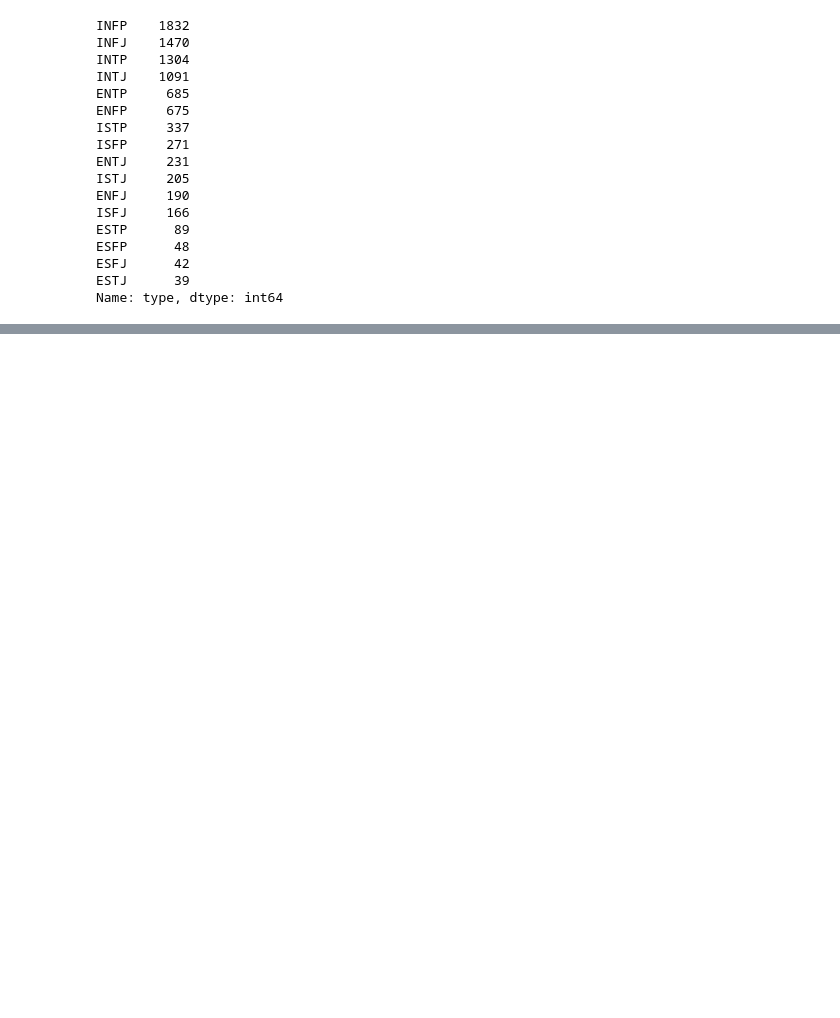
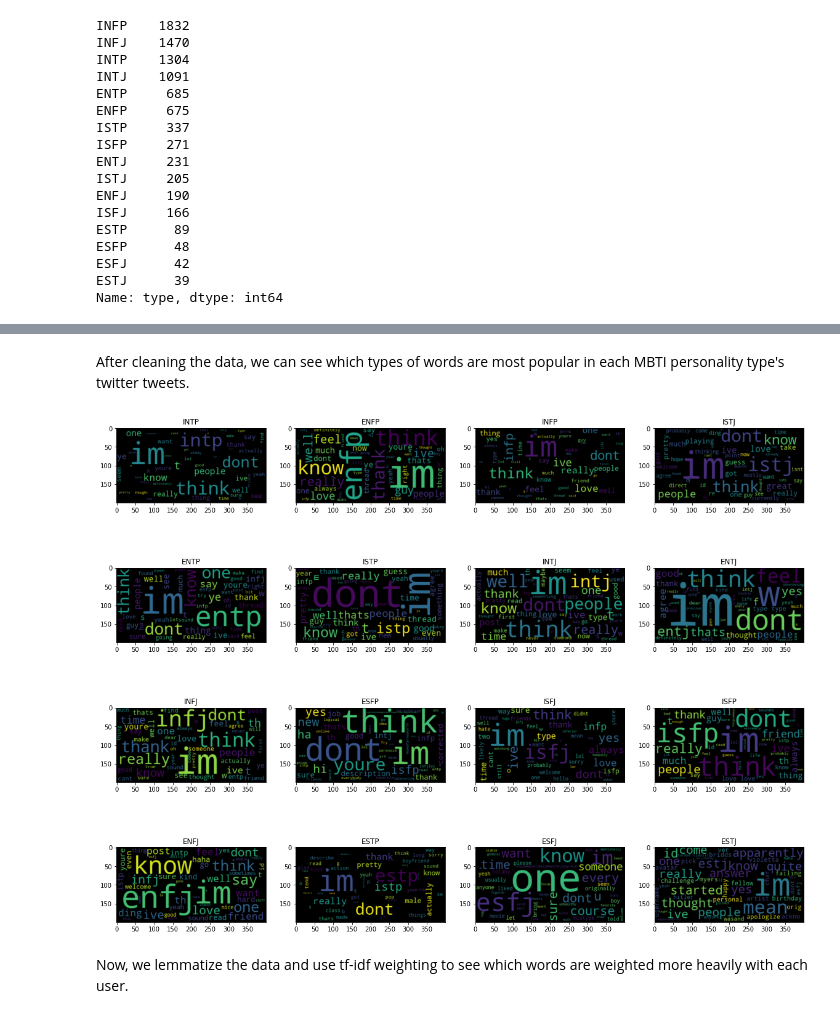
Before and after one commit to jmcmai/cs229-Final-Project, a Jupyter notebook: preprocessing.ipynb, the cells around one changed output, grey strips where cells are left out. Drawn from its saved outputs; the diff is of its cells as text; code cells hidden in the pictures; blank space fills up the shorter version.

Commit message:
preprocessed and added cleaned/processed training and test data

```diff
--- a/preprocessing.ipynb
+++ b/preprocessing.ipynb
@@ -46,0 +68,5 @@ INFJ
+# %%
+from sklearn.model_selection import train_test_split
+
+# split the data into training and test data: 80:20
+train_data, test_data = train_test_split(data, test_size=.2)
@@ -46,0 +97,29 @@ INFJ
+# %%
+# clean training and test data
+train_data['cleaned_data'] = clean_data(train_data)
+test_data['cleaned_data'] = clean_data(test_data)
+# %% [markdown]
+After cleaning the data, we can see which types of words are most popular in each MBTI personality type's twitter tweets.
+# %%
+import matplotlib.pyplot as plt
+import wordcloud
+from wordcloud import WordCloud
+
+def wordclouds(df):
+    fig, ax = plt.subplots(len(df['type'].unique()), sharex=True, figsize=(20,len(df['type'].unique())))
+    num = 0
+    for type in df['type'].unique():
+        df_4 = df[df['type'] == type]
+        wordcloud = WordCloud(max_words=50, relative_scaling=1).generate(df_4['cleaned_data'].to_string())
+
+        plt.subplot(4, 4, num + 1)
+        plt.imshow(wordcloud, interpolation='bilinear')
+        plt.title(type)
+        ax[num].axis("off")
+        num += 1
+
+wordclouds(train_data)
+# %% [output]
+[figure, added]
+# %% [markdown]
+Now, we lemmatize the data and use tf-idf weighting to see which words are weighted more heavily with each user.
```
Also changed, not shown: parts of 17 cells of this notebook, 2 other files.
